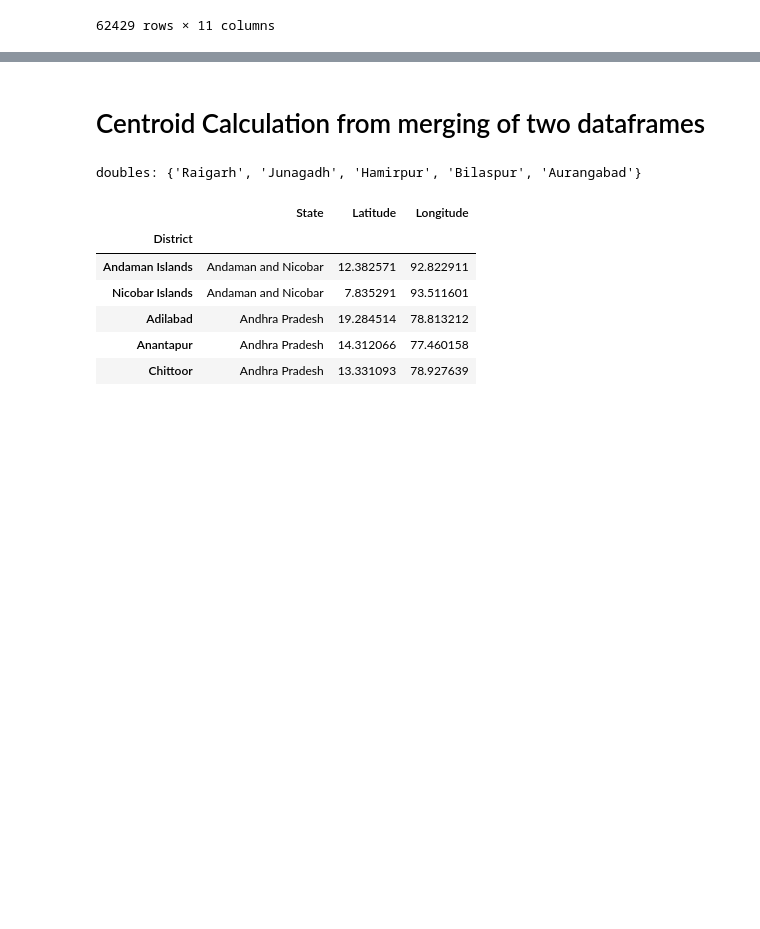
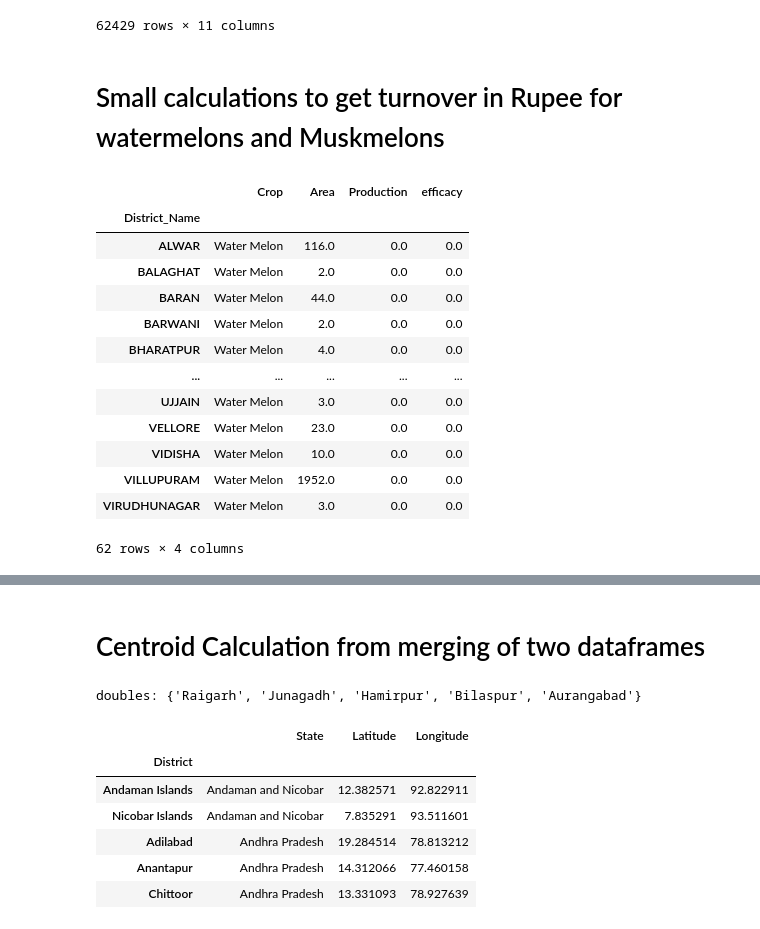
Before and after one commit to flmuk/TumAI-2021-Enactus, a Jupyter notebook: dataprep.ipynb, the cells around one changed output, grey strips where cells are left out. Drawn from its saved outputs; the diff is of its cells as text; code cells hidden in the pictures; blank space fills up the shorter version.

```diff
--- a/dataprep.ipynb
+++ b/dataprep.ipynb
@@ -230,3 +230,29 @@ monthly_data_cmo
 | 62427 | Shrigonda | SOYBEAN | 2016 | November | 166 | 2583 | 2708 | 2633 | 2016-11 | ... |
 | 62428 | Shrigonda | SUNFLOWER | 2016 | November | 74 | 2933 | 3200 | 3067 | 2016-11 | ... |
 62429 rows × 11 columns
+# %% [markdown]
+# Small calculations to get turnover in Rupee for watermelons and Muskmelons
+# %%
+df.head()
+monthly_data_cmo["Commodity"].unique()
+cmo_msp_mandi["commodity"].unique()
+
+df[(df["Crop"]=="Water Melon")] # the databank has some strange entry formats for some crops
+# zero production visible
+# Musk Melons are not to be found in this dataset too...
+# so now experimental physics inuition:
+# %% [output]
+|  | Crop | Area | Production | efficacy |
+| District_Name |  |  |  |  |
+| ALWAR | Water Melon | 116.0 | 0.0 | 0.0 |
+| BALAGHAT | Water Melon | 2.0 | 0.0 | 0.0 |
+| BARAN | Water Melon | 44.0 | 0.0 | 0.0 |
+| BARWANI | Water Melon | 2.0 | 0.0 | 0.0 |
+| BHARATPUR | Water Melon | 4.0 | 0.0 | 0.0 |
+| ... | ... | ... | ... | ... |
+| UJJAIN | Water Melon | 3.0 | 0.0 | 0.0 |
+| VELLORE | Water Melon | 23.0 | 0.0 | 0.0 |
+| VIDISHA | Water Melon | 10.0 | 0.0 | 0.0 |
+| VILLUPURAM | Water Melon | 1952.0 | 0.0 | 0.0 |
+| VIRUDHUNAGAR | Water Melon | 3.0 | 0.0 | 0.0 |
+62 rows × 4 columns
```
Also changed, not shown: parts of 6 cells of this notebook, 1 other file.
